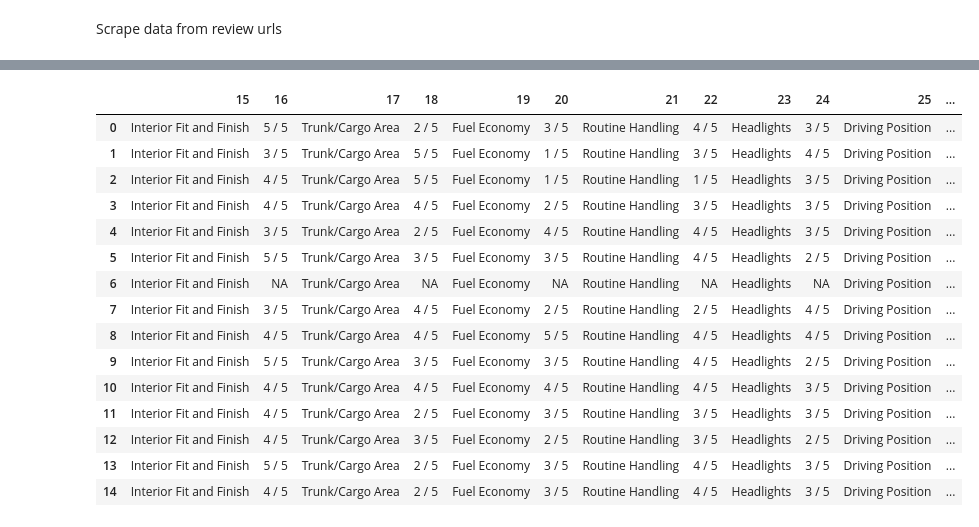
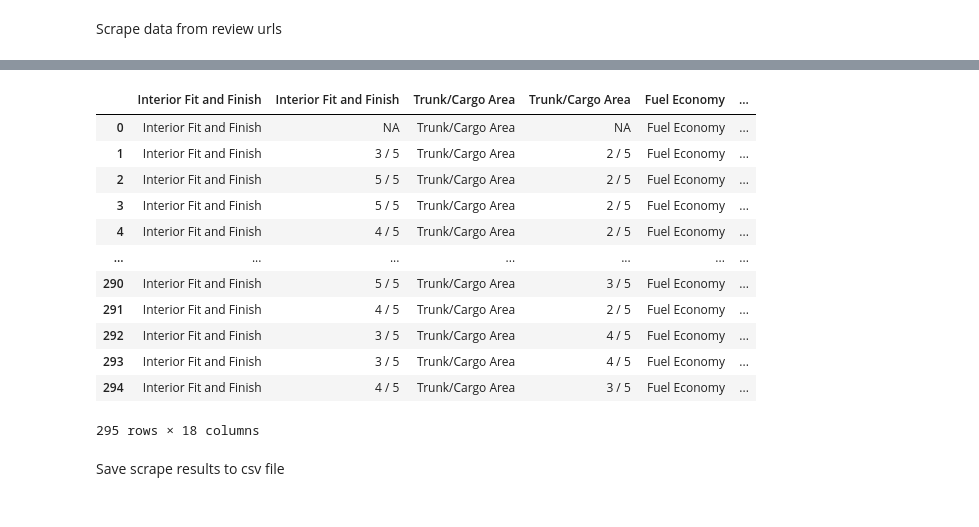
Before and after one commit to blantj/Auto_Sales_Regression, a Jupyter notebook: Webscrape.ipynb, the cells around one changed output, grey strips where cells are left out. Saved outputs shown, nothing was run; the diff lists cells and outputs as text; code cells hidden in the pictures.

```diff
--- a/Webscrape.ipynb
+++ b/Webscrape.ipynb
@@ -123,14 +128,13 @@ reviews_urls_list[0:10]
 # %% [markdown]
 Scrape data from review urls
 # %%
-missing_urls=[]
-review_data = []
-for review_url in reviews_urls_list[0:20]:
+review_index = 0
+for review_url in reviews_urls_list[review_index:]:
     driver.get(review_url)
-    time.sleep(10)
-    if driver.find_element_by_xpath('/html').text[0:14] == 'Buying Product':
+    if driver.find_element_by_xpath('/html').text[0:14] == 'Page Not Found':
         missing_urls.append(review_url)
-        print('Bad: ', review_url)
+        print(f'{review_index} Bad: ', review_url)
+        review_index += 1
     else:
         model_data = []
         model_data.append(review_url.split('/')[-5]+'-'+review_url.split('/')[-4])
@@ -139,13 +143,14 @@ for review_url in reviews_urls_list[0:20]:
         for index in [2, 7]:
             model_data.extend([driver.find_element_by_xpath(f'/html/body/div[7]/div[1]/div[1]/div[2]/div[1]/div[2]/div/div[{index}]/div[1]').text,
                driver.find_element_by_xpath(f'/html/body/div[7]/div[1]/div[1]/div[2]/div[1]/div[2]/div/div[{index}]/div[2]/div/div/div/div/div[2]/span').text])
-        for index in [2, 4, 6, 8, 10, 12, ]:
+        for index in [2, 4, 6, 8, 10, 12]:
             model_data.extend([driver.find_element_by_xpath(f'/html/body/div[7]/div[1]/div[1]/div[2]/div[2]/div[2]/div/div[{index}]/div[1]').text,
                driver.find_element_by_xpath(f'/html/body/div[7]/div[1]/div[1]/div[2]/div[2]/div[2]/div/div[{index}]/div[2]/div/div/div/div/div[2]/span').text])
         model_data.extend([driver.find_element_by_xpath('/html/body/div[7]/div[1]/div[1]/div[2]/div[3]/div[2]/div/div[2]/div[1]').text,
             driver.find_element_by_xpath('/html/body/div[7]/div[1]/div[1]/div[2]/div[3]/div[2]/div/div[2]/div[2]/div/div/div/div/div[2]/span').text])
+        time.sleep(1)
         driver.get(review_url.replace('overview/', 'ratings-specs/?pagestop'))
-        time.sleep(5)
+        time.sleep(20)
         driver.find_element_by_xpath('/html/body/div[6]/div/div[2]/div[3]/h3/div[2]').click()
         driver.find_element_by_xpath('/html/body/div[6]/div/div[2]/div[7]/h3/div[2]').click()
         model_data.extend([driver.find_element_by_xpath('/html/body/div[6]/div/div[2]/div[2]/div/div/div[3]/div[1]/div').text.title(),
@@ -153,13 +158,14 @@ for review_url in reviews_urls_list[0:20]:
         model_data.extend([driver.find_element_by_xpath('/html/body/div[6]/div/div[2]/div[2]/div/div/div[7]/div[1]/div').text.title(),
             driver.find_element_by_xpath('/html/body/div[6]/div/div[2]/div[2]/div/div/div[7]/div[2]/div/div/div[2]').text.strip()])
         model_data.extend([driver.find_element_by_xpath('/html/body/div[6]/div/div[2]/div[3]/div/div/div[3]/div[1]/div').text.title(),
-            driver.find_element_by_xpath('/html/body/div[6]/div/div[2]/div[3]/div/div/div[4]/div[2]/div/div/div[2]').text.strip()])
+            driver.find_element_by_xpath('/html/body/div[6]/div/div[2]/div[3]/div/div/div[3]/div[2]/div/div/div[2]').text.strip()])
         model_data.extend([driver.find_element_by_xpath('/html/body/div[6]/div/div[2]/div[3]/div/div/div[6]/div[1]/div').text.title(),
             driver.find_element_by_xpath('/html/body/div[6]/div/div[2]/div[3]/div/div/div[6]/div[2]/div/div/div[2]').text.strip()])
         model_data.extend([driver.find_element_by_xpath('/html/body/div[6]/div/div[2]/div[3]/div/div/div[10]/div[1]/div').text.title(),
             driver.find_element_by_xpath('/html/body/div[6]/div/div[2]/div[3]/div/div/div[10]/div[2]/div/div/div[2]').text.strip()])
         model_data.extend([driver.find_element_by_xpath('/html/body/div[6]/div/div[2]/div[7]/div/div/div[7]/div[1]/div').text.title(),
-        driver.find_element_by_xpath('/html/body/div[6]/div/div[2]/div[7]/div/div/div[7]/div[2]/div').text.strip()])
+            driver.find_element_by_xpath('/html/body/div[6]/div/div[2]/div[7]/div/div/div[7]/div[2]/div').text.strip()])
         review_data.append(model_data)
-        print('Good: ', review_url)
+        print(f'{review_index} Good: ', review_url)
+        review_index += 1
 # %% [output]
@@ -188,3 +176,7 @@ View test scrape results
 # %%
-pd.DataFrame(review_data).iloc[:, 0:15]
+scrape_df = pd.DataFrame(review_data)
+column_names = ['Model']
+column_names.extend([scrape_df.loc[0].values[x//2*2-1] for x in range(2, len(scrape_df.loc[0].values)+1)])
+scrape_df.columns = column_names
+scrape_df.iloc[:, 0:15]
 # %% [output]
@@ -207,19 +196,18 @@ pd.DataFrame(review_data).iloc[:, 0:15]
 # %%
-pd.DataFrame(review_data).iloc[:, 15:]
+scrape_df.iloc[:, 15:]
 # %% [output]
-|  | 15 | 16 | 17 | 18 | 19 | 20 | 21 | 22 | 23 | 24 | 25 | ... |
-| 0 | Interior Fit and Finish | 5 / 5 | Trunk/Cargo Area | 2 / 5 | Fuel Economy | 3 / 5 | Routine Handling | 4 / 5 | Headlights | 3 / 5 | Driving Position | ... |
-| 1 | Interior Fit and Finish | 3 / 5 | Trunk/Cargo Area | 5 / 5 | Fuel Economy | 1 / 5 | Routine Handling | 3 / 5 | Headlights | 4 / 5 | Driving Position | ... |
-| 2 | Interior Fit and Finish | 4 / 5 | Trunk/Cargo Area | 5 / 5 | Fuel Economy | 1 / 5 | Routine Handling | 1 / 5 | Headlights | 3 / 5 | Driving Position | ... |
-| 3 | Interior Fit and Finish | 4 / 5 | Trunk/Cargo Area | 4 / 5 | Fuel Economy | 2 / 5 | Routine Handling | 3 / 5 | Headlights | 3 / 5 | Driving Position | ... |
-| 4 | Interior Fit and Finish | 3 / 5 | Trunk/Cargo Area | 2 / 5 | Fuel Economy | 4 / 5 | Routine Handling | 4 / 5 | Headlights | 3 / 5 | Driving Position | ... |
-| 5 | Interior Fit and Finish | 5 / 5 | Trunk/Cargo Area | 3 / 5 | Fuel Economy | 3 / 5 | Routine Handling | 4 / 5 | Headlights | 2 / 5 | Driving Position | ... |
-| 6 | Interior Fit and Finish | NA | Trunk/Cargo Area | NA | Fuel Economy | NA | Routine Handling | NA | Headlights | NA | Driving Position | ... |
-| 7 | Interior Fit and Finish | 3 / 5 | Trunk/Cargo Area | 4 / 5 | Fuel Economy | 2 / 5 | Routine Handling | 2 / 5 | Headlights | 4 / 5 | Driving Position | ... |
-| 8 | Interior Fit and Finish | 4 / 5 | Trunk/Cargo Area | 4 / 5 | Fuel Economy | 5 / 5 | Routine Handling | 4 / 5 | Headlights | 4 / 5 | Driving Position | ... |
-| 9 | Interior Fit and Finish | 5 / 5 | Trunk/Cargo Area | 3 / 5 | Fuel Economy | 3 / 5 | Routine Handling | 4 / 5 | Headlights | 2 / 5 | Driving Position | ... |
-| 10 | Interior Fit and Finish | 4 / 5 | Trunk/Cargo Area | 4 / 5 | Fuel Economy | 4 / 5 | Routine Handling | 4 / 5 | Headlights | 3 / 5 | Driving Position | ... |
-| 11 | Interior Fit and Finish | 4 / 5 | Trunk/Cargo Area | 2 / 5 | Fuel Economy | 3 / 5 | Routine Handling | 3 / 5 | Headlights | 3 / 5 | Driving Position | ... |
-| 12 | Interior Fit and Finish | 4 / 5 | Trunk/Cargo Area | 3 / 5 | Fuel Economy | 2 / 5 | Routine Handling | 3 / 5 | Headlights | 2 / 5 | Driving Position | ... |
-| 13 | Interior Fit and Finish | 5 / 5 | Trunk/Cargo Area | 2 / 5 | Fuel Economy | 3 / 5 | Routine Handling | 4 / 5 | Headlights | 3 / 5 | Driving Position | ... |
-| 14 | Interior Fit and Finish | 4 / 5 | Trunk/Cargo Area | 2 / 5 | Fuel Economy | 3 / 5 | Routine Handling | 4 / 5 | Headlights | 3 / 5 | Driving Position | ... |
+|  | Interior Fit and Finish | Interior Fit and Finish | Trunk/Cargo Area | Trunk/Cargo Area | Fuel Economy | ... |
+| 0 | Interior Fit and Finish | NA | Trunk/Cargo Area | NA | Fuel Economy | ... |
+| 1 | Interior Fit and Finish | 3 / 5 | Trunk/Cargo Area | 2 / 5 | Fuel Economy | ... |
+| 2 | Interior Fit and Finish | 5 / 5 | Trunk/Cargo Area | 2 / 5 | Fuel Economy | ... |
+| 3 | Interior Fit and Finish | 5 / 5 | Trunk/Cargo Area | 2 / 5 | Fuel Economy | ... |
+| 4 | Interior Fit and Finish | 4 / 5 | Trunk/Cargo Area | 2 / 5 | Fuel Economy | ... |
+| ... | ... | ... | ... | ... | ... | ... |
+| 290 | Interior Fit and Finish | 5 / 5 | Trunk/Cargo Area | 3 / 5 | Fuel Economy | ... |
+| 291 | Interior Fit and Finish | 4 / 5 | Trunk/Cargo Area | 2 / 5 | Fuel Economy | ... |
+| 292 | Interior Fit and Finish | 3 / 5 | Trunk/Cargo Area | 4 / 5 | Fuel Economy | ... |
+| 293 | Interior Fit and Finish | 3 / 5 | Trunk/Cargo Area | 4 / 5 | Fuel Economy | ... |
+| 294 | Interior Fit and Finish | 4 / 5 | Trunk/Cargo Area | 3 / 5 | Fuel Economy | ... |
+295 rows × 18 columns
+# %% [markdown]
+Save scrape results to csv file
```
Also changed, not shown: parts of 8 cells of this notebook.
